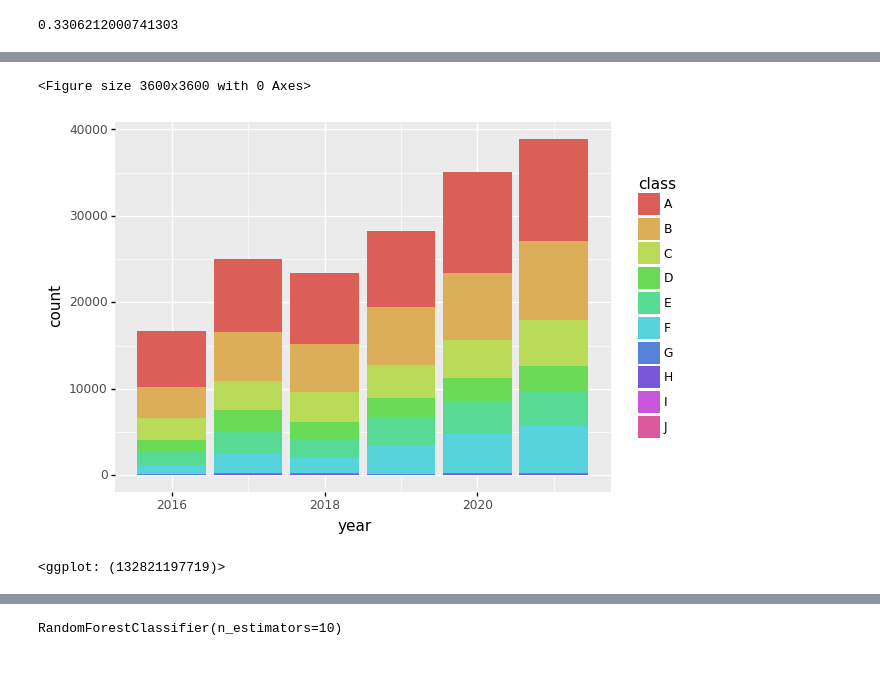
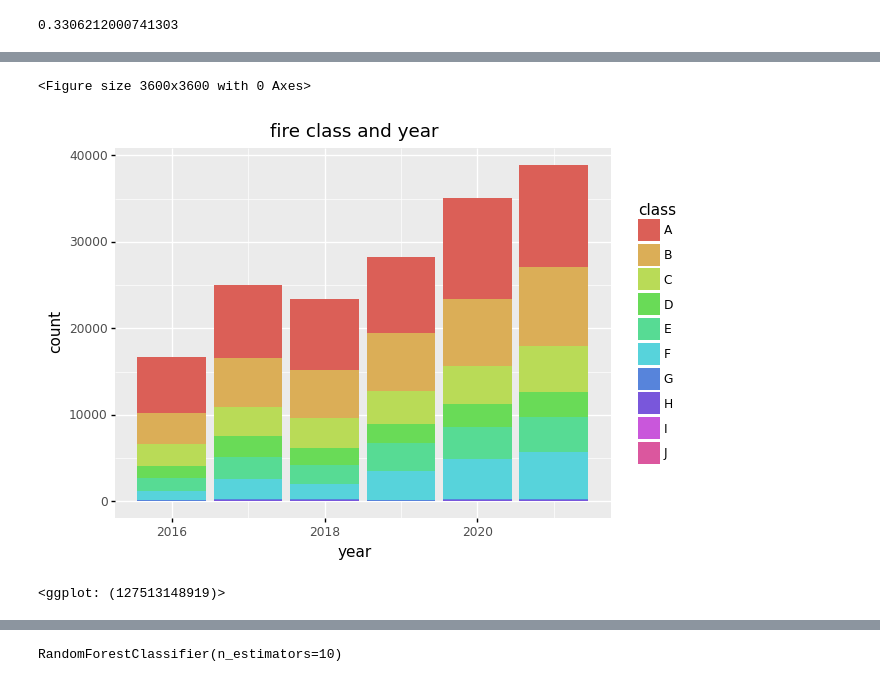
Before and after one commit to HOWBZR/Fire_Repo, a Jupyter notebook: eda.ipynb, the cells around one changed output, grey strips where cells are left out. Cells and saved outputs as stored; diff of their text form; code cells hidden in the pictures.

```diff
--- a/eda.ipynb
+++ b/eda.ipynb
@@ -88,8 +113,8 @@ plt.figure(figsize = (50, 50))
 ggplot(aes(x = 'value', y= 'precipitation(in)', fill = 'class'), data = df2) + geom_point()
 # %%
 plt.figure(figsize = (50, 50))
-ggplot(aes(x = 'year', fill = 'class'), data = df2) + geom_bar()
+ggplot(aes(x = 'year', fill = 'class'), data = df2) + geom_bar() + ggtitle('fire class and year')
 # %% [output]
 <Figure size 3600x3600 with 0 Axes>
-[figure, old version]
+[figure, new version]
-<ggplot: (132821197719)>
+<ggplot: (127513148919)>
```
Also changed, not shown: parts of 8 cells of this notebook, 2 other files.
